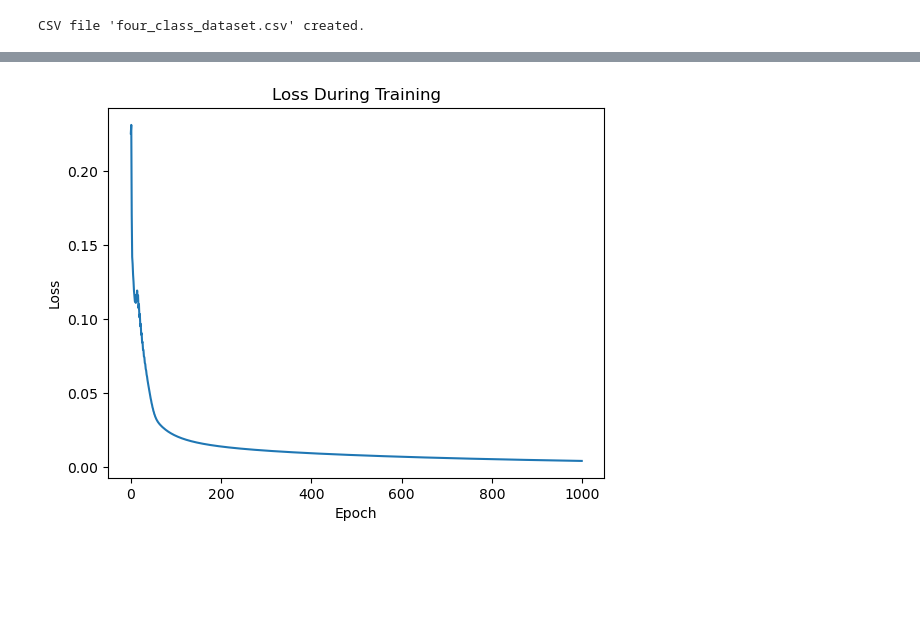
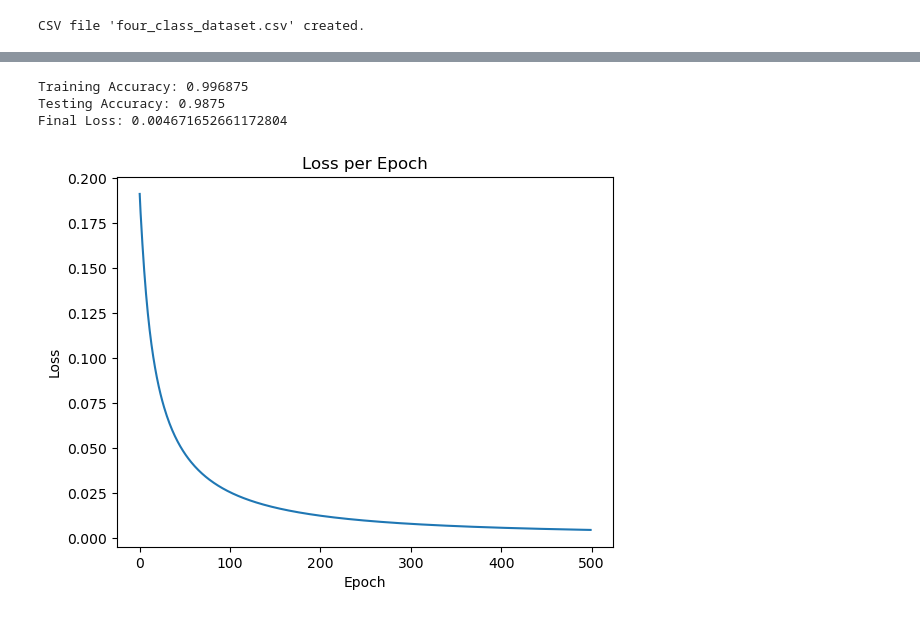
Before and after one commit to shusmita11/CVPR, a Jupyter notebook: assignment2-NN.ipynb, the cells around one changed output, grey strips where cells are left out. Cells and saved outputs as stored; diff of their text form; code cells hidden in the pictures; blank space fills up the shorter version.

```diff
--- a/assignment2-NN.ipynb
+++ b/assignment2-NN.ipynb
@@ -131,16 +134,34 @@ class NeuralNetwork(object):
 # %%
 NN = NeuralNetwork()
 
+X_train, X_test, Y_train, Y_test = train_test_split(X, Y, test_size=0.2, random_state=42)
+
 err = []
-for epoch in range(1000):
-    NN.train(X,Y)
-    err.append(np.mean(np.square(Y - NN.feedForward(X))))
+for epoch in range(500):
+    NN.train(X_train, Y_train)
+    loss = np.mean(np.square(Y - NN.feedForward(X)))
+    err.append(loss)
 
+train_pred = np.argmax(NN.feedForward(X_train), axis=1)
+test_pred = np.argmax(NN.feedForward(X_test), axis=1)
+Y_train_labels = np.argmax(Y_train, axis=1)
+Y_test_labels = np.argmax(Y_test, axis=1)
+
+train_accuracy = accuracy_score(Y_train_labels, train_pred)
+test_accuracy = accuracy_score(Y_test_labels, test_pred)
+
+print(f'Training Accuracy: {train_accuracy}')
+print(f'Testing Accuracy: {test_accuracy}')
+
+print(f"Final Loss: {err[-1]}")
 
 plt.plot(err)
-plt.title("Loss During Training")
+plt.title("Loss per Epoch")
 plt.xlabel("Epoch")
 plt.ylabel("Loss")
 plt.show()
 # %% [output]
+Training Accuracy: 0.996875
+Testing Accuracy: 0.9875
+Final Loss: 0.004671652661172804
-[figure, old version]
+[figure, new version]
```
Also changed, not shown: parts of 5 cells of this notebook, 1 other file.
